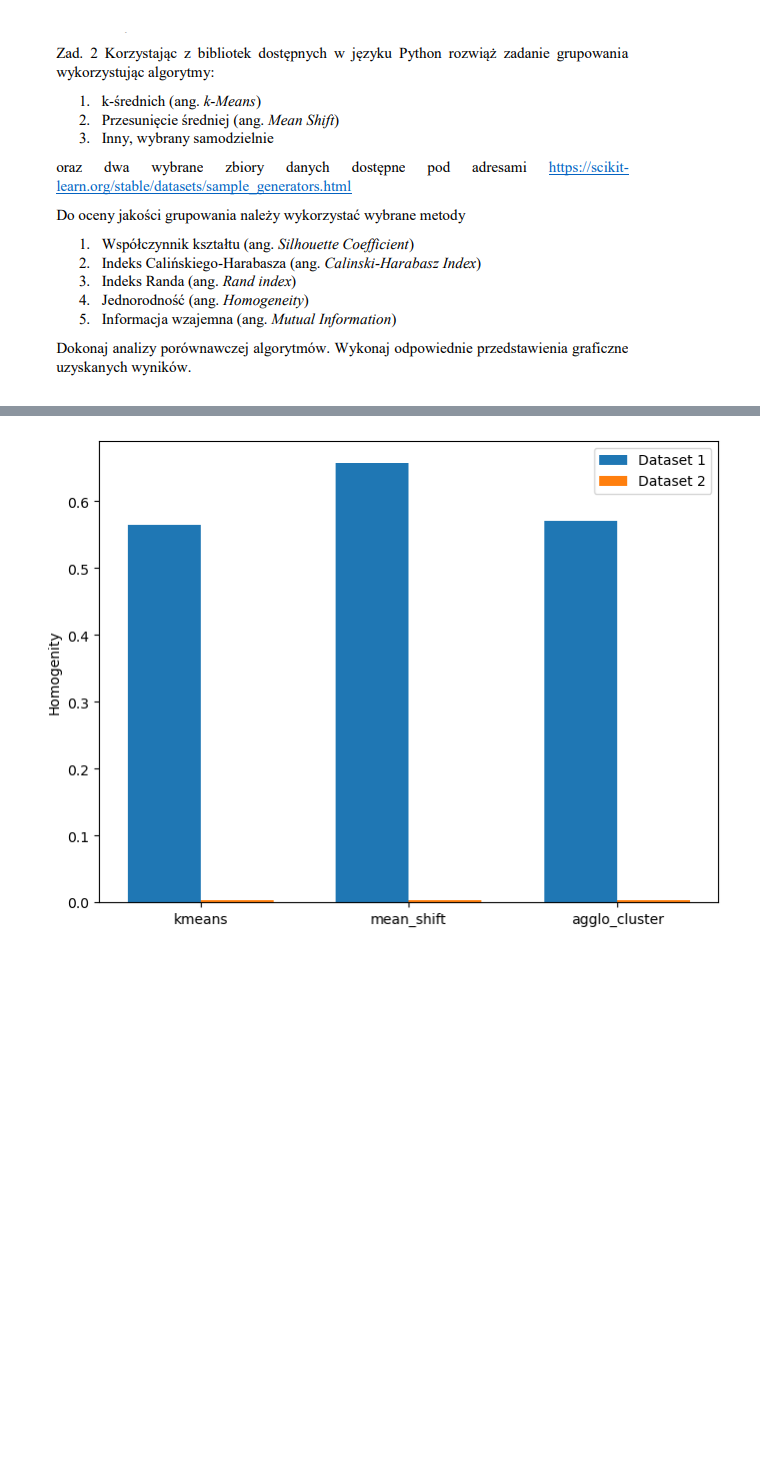
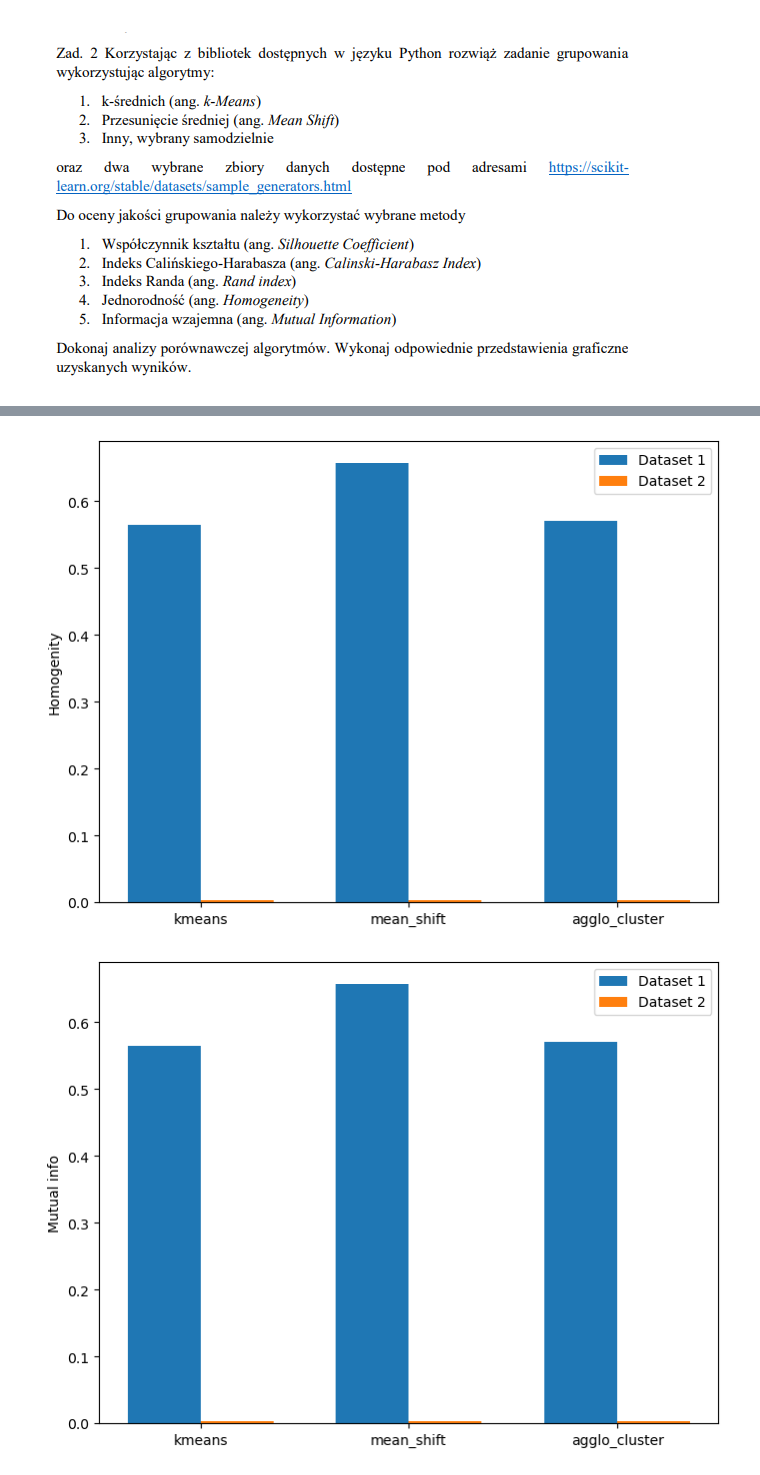
Before and after one commit to weronikadomczewska/methods-and-tools-for-big-data, a Jupyter notebook: lista6_weronika_domczewska.ipynb, the cells around one changed output, grey strips where cells are left out. Saved outputs shown, nothing was run; the diff lists cells and outputs as text; code cells hidden in the pictures; blank space fills up the shorter version.

```diff
--- a/lista6_weronika_domczewska.ipynb
+++ b/lista6_weronika_domczewska.ipynb
@@ -349,8 +360,8 @@ X2, y2 = generate_second_dataset()
 
 
 # print("K-Means")
-# apply_kmeans_to_data(X1, y1)
-# apply_kmeans_to_data(X2, y2)
+apply_kmeans_to_data(X1, y1)
+apply_kmeans_to_data(X2, y2)
 
 # print("MeanShift")
 # apply_meanshift_to_data(X1, y1)
@@ -506,31 +517,32 @@ meanshift_dataset2_labels = apply_meanshift_to_data(X2, y2)
 dataset1_meanshift_mutual_info = test_clustering(X1, y1, meanshift_dataset1_labels)["mutual_info"]
 dataset2_meanshift_mutual_info = test_clustering(X1, y1, meanshift_dataset2_labels)["mutual_info"]
 
 agglo_dataset1_labels = apply_algomerative_clustering_to_data(X1, y1)
 agglo_dataset2_labels = apply_algomerative_clustering_to_data(X2, y2)
 dataset1_agglo_mutual_info = test_clustering(X1, y1, agglo_dataset1_labels)["mutual_info"]
 dataset2_agglo_mutual_info = test_clustering(X1, y1, agglo_dataset2_labels)["mutual_info"]
 
 
 clustering_algorithms = ["kmeans", "mean_shift", "agglo_cluster"]
 mutual_info_dataset1 = [dataset1_kmeans_homogenity, dataset1_meanshift_homogenity, dataset1_agglo_homogenity]
 mutual_info_dataset2 = [dataset2_kmeans_homogenity, dataset2_meanshift_homogenity, dataset2_agglo_homogenity]
 
 
 label_locations = np.arange(len(clustering_algorithms))
 width = 0.35
 
 fig, ax = plt.subplots(figsize=(8, 6))
 rects1 = ax.bar(label_locations - width/2, mutual_info_dataset1, width, label='Dataset 1')
 rects2 = ax.bar(label_locations + width/2, mutual_info_dataset2, width, label='Dataset 2')
 
-ax.set_ylabel('Homogenity')
+ax.set_ylabel('Mutual info')
 ax.set_xticks(label_locations)
 ax.set_xticklabels(clustering_algorithms)
 ax.legend()
 plt.show()
 # %% [output]
 [figure]
 [figure]
 [figure]
 [figure]
+[figure, added]
```
Also changed, not shown: parts of 3 cells of this notebook, 1 other file.
